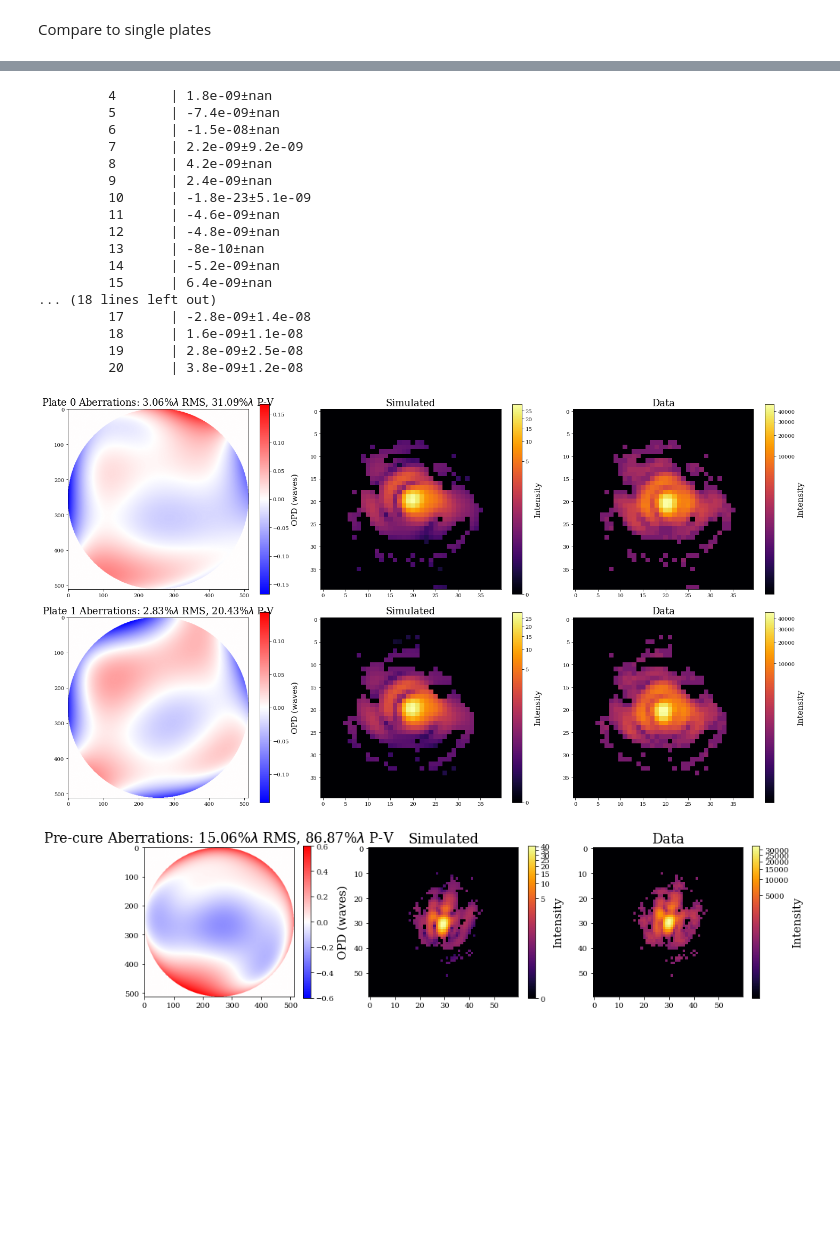
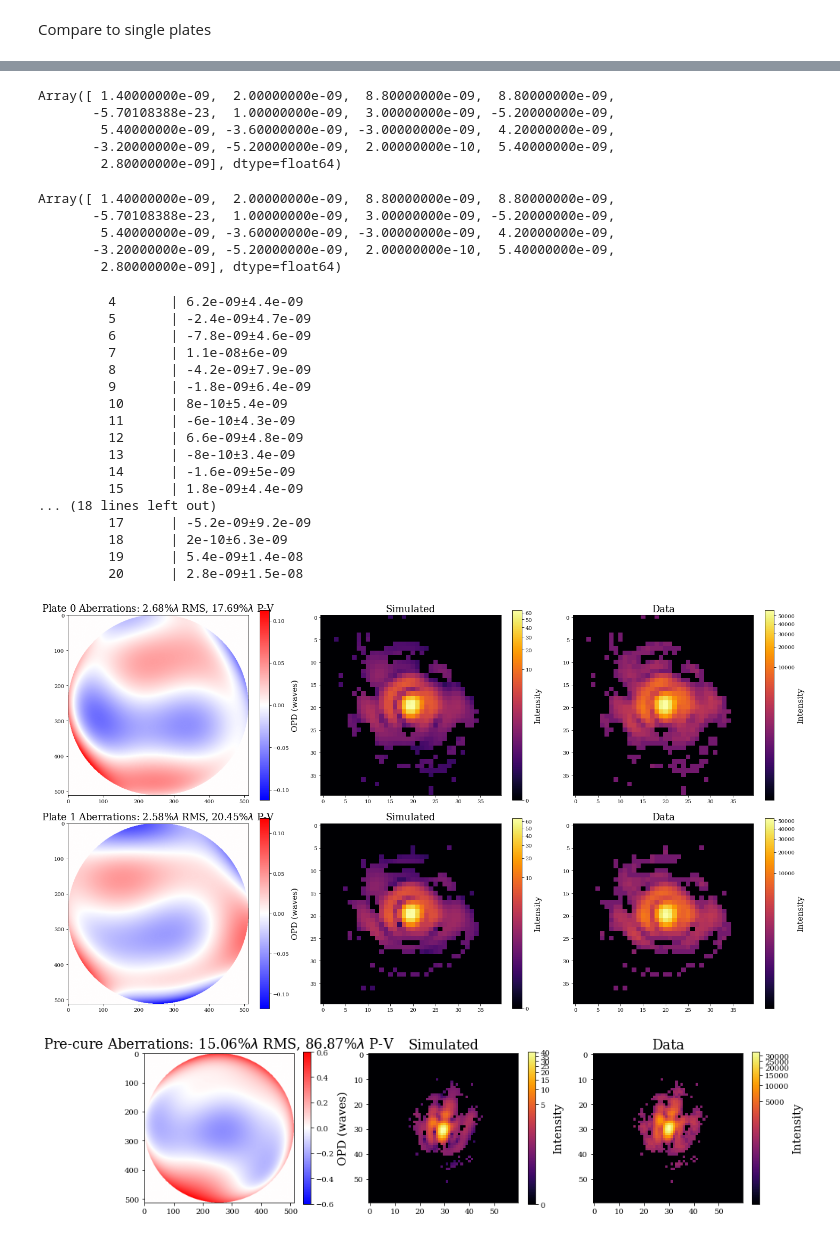
Before and after one commit to TolimanSpace/toliman_dp_design_testing, a Jupyter notebook: Gluing_Characterisation_1_26.ipynb, the cells around one changed output, grey strips where cells are left out. Cells and saved outputs as stored; diff of their text form; code cells hidden in the pictures; blank space fills up the shorter version.

Commit message:
plate 3 and 4 analysis performed the usual way. Need to get to masking data eventually

```diff
--- a/Gluing_Characterisation_1_26.ipynb
+++ b/Gluing_Characterisation_1_26.ipynb
@@ -572,7 +576,7 @@ for i,coeffs in enumerate([mean]):
         ValueError("Unknown Wavelength")
 
     plt.scatter(zernike_indicies, coeffs, label=str(round(wl*1e9))+"nm", c=colour)
-    plt.errorbar(zernike_indicies, coeffs, yerr=stdevs[i],ecolor=colour, capsize=2,linestyle='')
+    plt.errorbar(zernike_indicies, coeffs, yerr=stdevs[i]/2,ecolor=colour, capsize=2,linestyle='')
     RMS_wf_err = ((coeffs**2).sum())**0.5
 
     print("{} RMS WFE: {:.3f}lambda".format(labels[i], RMS_wf_err/wl))
@@ -594,8 +598,8 @@ Mean RMS WFE: 0.034lambda
 img_fnames = [
     # "non_glued/14_04_2025/14_04_plate2_0deg_green_80us_0gain_img_stack_batch_0.npy",
     # "non_glued/14_04_2025/14_04_plate2_90deg_green_80us_0gain_img_stack_batch_0.npy",
-    "non_glued/08_01_2026/08_01_2026_plate#4_0deg_red_173us_0gain_img_stack_batch_0.npy",
-    "non_glued/08_01_2026/08_01_2026_plate#4_90deg_red173us_0gain_img_stack_batch_0.npy",
+    "non_glued/12_01_2026/12_01_2026_plate#4_0deg_red_173us_0gain_Xoff3340_Yoff1840_img_stack_batch_0.npy",
+    "non_glued/12_01_2026/12_01_2026_plate#4_90deg_red_173us_0gain_Xoff3340_Yoff1840_img_stack_batch_0.npy",
 
 ]
 labels = [
@@ -607,8 +611,8 @@ labels = [
 bckgnd_fnames = [
     # "non_glued/14_04_2025/14_04_0deg_green_bckgnd_80us_0gain_img_stack_batch_0.npy",
     # "non_glued/14_04_2025/14_04_plate2_90deg_green_bckgnd_80us_0gain_img_stack_batch_0.npy",
-    "non_glued/08_01_2026/08_01_2026_plate#4_0deg_red_bckgnd173us_0gain_img_stack_batch_0.npy",
-    "non_glued/08_01_2026/08_01_2026_plate#4_90deg_red_bckgnd173us_0gain_img_stack_batch_0.npy",
+    # "non_glued/12_01_2026/08_01_2026_plate#4_0deg_red_bckgnd173us_0gain_img_stack_batch_0.npy",
+    # "non_glued/12_01_2026/08_01_2026_plate#4_90deg_red_bckgnd173us_0gain_img_stack_batch_0.npy",
 ]
 still_frame_idxs = [
     0, 0, 0, 0 # find_still_frame.py
@@ -696,7 +700,7 @@ optimisation_manager = JointOptimManager(optim_managers=OMS,
                                         jointly_fit_params=["aperture.coefficients"], # coefficients should be same over time over both spider orientations
                                         )
 # %%
-optimisation_manager.run_optimisation(num_steps=1500)
+optimisation_manager.run_optimisation(num_steps=1000)
 # %%
 filenames = [save_dir+plate_name+"_red_0deg_stored_params_dict.pkl", save_dir+plate_name+"_red_90deg_stored_params_dict.pkl"]
 optimisation_manager.save_stored_params(filenames=filenames)
@@ -873,7 +878,7 @@ for i,coeffs in enumerate([mean]):
         ValueError("Unknown Wavelength")
 
     plt.scatter(zernike_indicies, coeffs, label=str(round(wl*1e9))+"nm", c=colour)
-    plt.errorbar(zernike_indicies, coeffs, yerr=stdevs[i],ecolor=colour, capsize=2,linestyle='')
+    plt.errorbar(zernike_indicies, coeffs, yerr=stdevs[i]/2,ecolor=colour, capsize=2,linestyle='')
     RMS_wf_err = ((coeffs**2).sum())**0.5
 
     print("{} RMS WFE: {:.3f}lambda".format(labels[i], RMS_wf_err/wl))
@@ -1887,16 +1900,32 @@ Compare to single plates
+# %%
+config_models[0][frame_n].aperture.coefficients
+# %% [output]
+Array([ 1.40000000e-09,  2.00000000e-09,  8.80000000e-09,  8.80000000e-09,
+       -5.70108388e-23,  1.00000000e-09,  3.00000000e-09, -5.20000000e-09,
+        5.40000000e-09, -3.60000000e-09, -3.00000000e-09,  4.20000000e-09,
+       -3.20000000e-09, -5.20000000e-09,  2.00000000e-10,  5.40000000e-09,
+        2.80000000e-09], dtype=float64)
+# %%
+mean_coeffs
+# %% [output]
+Array([ 1.40000000e-09,  2.00000000e-09,  8.80000000e-09,  8.80000000e-09,
+       -5.70108388e-23,  1.00000000e-09,  3.00000000e-09, -5.20000000e-09,
+        5.40000000e-09, -3.60000000e-09, -3.00000000e-09,  4.20000000e-09,
+       -3.20000000e-09, -5.20000000e-09,  2.00000000e-10,  5.40000000e-09,
+        2.80000000e-09], dtype=float64)
 # %%
 # separate plates
 # Pick single orientation + wl to show this (position+spider rotation assumed unchanged here - looking for general structure)
 
 img_fnames = [ # 1 per plate. starphire 1 followed by 2
-    "non_glued/08_01_2026/08_01_2026_plate#3_0deg_red_173us_0gain_img_stack_batch_0.npy",
-    "non_glued/08_01_2026/08_01_2026_plate#4_0deg_red_173us_0gain_img_stack_batch_0.npy",
+    "non_glued/12_01_2026/12_01_2026_plate#3_0deg_red_173us_0gain_Xoff3340_Yoff1840_img_stack_batch_0.npy",
+    "non_glued/12_01_2026/12_01_2026_plate#4_0deg_red_173us_0gain_Xoff3340_Yoff1840_img_stack_batch_0.npy",
 ]
 imgs = jnp.asarray([np.flip(np.load(data_dir+img_fname)) for img_fname in img_fnames])
 
 coeffs_dir = [
-            "data/non_glued/08_01_2026/plate1_red_coeffs_dict.pkl",
-            "data/non_glued/08_01_2026/plate2_red_coeffs_dict.pkl",
+            "data/non_glued/12_01_2026/plate1_red_coeffs_dict.pkl",
+            "data/non_glued/12_01_2026/plate2_red_coeffs_dict.pkl",
 ]
 
 plt.figure(figsize=(20,11))
@@ -1913,60 +1942,60 @@ for i, dir in enumerate(coeffs_dir):
     plate_errors = dl.layers.BasisOptic(zern_basis, circle*intensity_dist, mean_coeffs, normalise=False)
 
     opd_basis = plate_errors.eval_basis()
-    new_optics_sp180 = optics_sp180.insert_layer(layer=("plate", plate_errors), index=1)
-    instrument_sp180 = dl.Telescope(new_optics_sp180, ('source', red_src))
+    # new_optics_sp180 = optics_sp180.insert_layer(layer=("plate", plate_errors), index=1)
+    # instrument_sp180 = dl.Telescope(new_optics_sp180, ('source', red_src))
+    instrument_sp180 = dl.Telescope(optics_sp180.set("aperture.coefficients", mean_coeffs.flatten()), ('source', red_src))
 
     real_img = imgs[i][5]
     psf_center_idx = jnp.unravel_index(jnp.argmax(real_img, axis=None), real_img.shape)
     real_img = real_img[psf_center_idx[0]-psf_hlf_sz:psf_center_idx[0]+psf_hlf_sz,
                                         psf_center_idx[1]-psf_hlf_sz:psf_center_idx[1]+psf_hlf_sz]
     real_img_mask = jnp.ones(real_img.shape)
     real_img_mask = real_img_mask.at[real_img == 255].set(0)
 
     plt.subplot(2,3,subplt_it)
     cnorm = CenteredNorm(vcenter=0)
     plt.imshow(opd_basis/red_laser_wl, norm=cnorm, cmap='bwr')
     peak_valley = opd_basis.max() - opd_basis.min()
     plt.title("Plate {} Aberrations: {:.2f}%$\lambda$ RMS, {:.2f}%$\lambda$ P-V".format(i, np.std(opd_basis)/red_laser_wl*100, peak_valley/red_laser_wl*100))
     plt.colorbar(label="OPD (waves)")
     subplt_it += 1
     plt.subplot(2,3,subplt_it)
     psf = instrument_sp180.model()
-    pnorm = PowerNorm(0.2)
-    plt.imshow(psf*real_img_mask, norm=pnorm)
+    plt.imshow(psf*real_img_mask, norm=PowerNorm(0.2))
     plt.colorbar(label="Intensity")
     plt.title("Simulated")
     subplt_it += 1
     plt.subplot(2,3,subplt_it)
     plt.imshow(real_img, norm=PowerNorm(0.2))
     plt.colorbar(label="Intensity")
     plt.title("Data")
     subplt_it += 1
 
     bases.append(plate_errors)
 
 #
 
 plt.tight_layout()
 # %% [output]
-         4       | 1.8e-09±nan
-         5       | -7.4e-09±nan
-         6       | -1.5e-08±nan
-         7       | 2.2e-09±9.2e-09
-         8       | 4.2e-09±nan
-         9       | 2.4e-09±nan
-         10      | -1.8e-23±5.1e-09
-         11      | -4.6e-09±nan
-         12      | -4.8e-09±nan
-         13      | -8e-10±nan
-         14      | -5.2e-09±nan
-         15      | 6.4e-09±nan
+         4       | 6.2e-09±4.4e-09
+         5       | -2.4e-09±4.7e-09
+         6       | -7.8e-09±4.6e-09
+         7       | 1.1e-08±6e-09
+         8       | -4.2e-09±7.9e-09
+         9       | -1.8e-09±6.4e-09
+         10      | 8e-10±5.4e-09
+         11      | -6e-10±4.3e-09
+         12      | 6.6e-09±4.8e-09
+         13      | -8e-10±3.4e-09
+         14      | -1.6e-09±5e-09
+         15      | 1.8e-09±4.4e-09
 ... (18 lines left out)
-         17      | -2.8e-09±1.4e-08
-         18      | 1.6e-09±1.1e-08
-         19      | 2.8e-09±2.5e-08
-         20      | 3.8e-09±1.2e-08
+         17      | -5.2e-09±9.2e-09
+         18      | 2e-10±6.3e-09
+         19      | 5.4e-09±1.4e-08
+         20      | 2.8e-09±1.5e-08
-[figure, old version]
+[figure, new version]
 # %%
 # pre-cure only
 imgs = [jnp.asarray([np.flip(np.load(data_dir+"glued/18_09_2025/18_09_2025_0deg_red_93us_0gain_img_stack_batch_0.npy")) for img_fname in img_fnames]),
```
Also changed, not shown: parts of 17 cells of this notebook, 4 other files.
